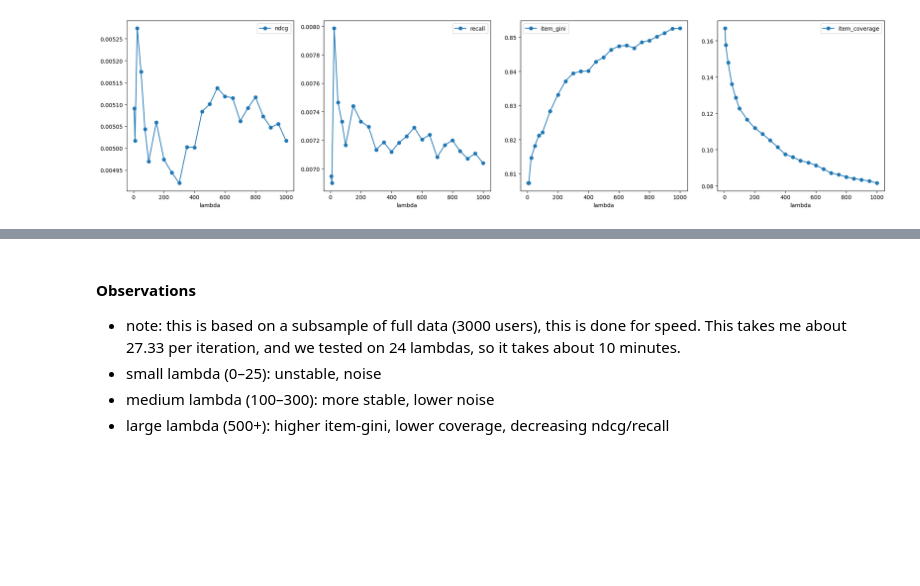
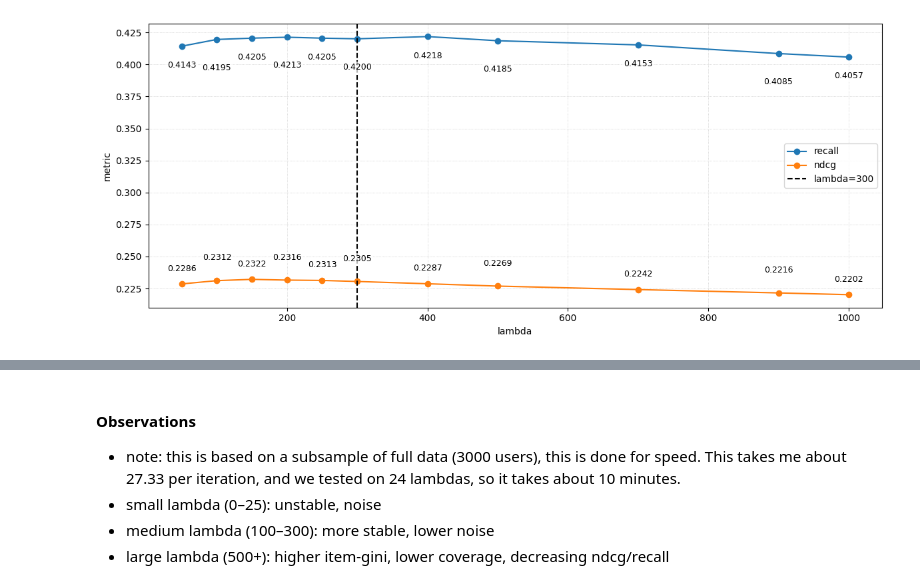
Before and after one commit to nabil-elouaamari/novelty-aware-recommenders, a Jupyter notebook: notebooks/03_ease_tuning.ipynb, the cells around one changed output, grey strips where cells are left out. Drawn from its saved outputs; the diff is of its cells as text; code cells hidden in the pictures; blank space fills up the shorter version.

```diff
--- a/notebooks/03_ease_tuning.ipynb
+++ b/notebooks/03_ease_tuning.ipynb
@@ -7,6 +6,9 @@ sys.path.append(project_root)
 # %%
 from src.experiments.ease_sweep import run_ease_lambda_sweep
 
-df_results = run_ease_lambda_sweep()
+df_results = run_ease_lambda_sweep(
+    lambdas=[50, 100, 150, 200, 250, 300, 400, 500, 700, 900, 1000],
+    output_csv='ease_lambda_sweep_offline.csv'
+)
 df_results
 # %% [output]
@@ -212,14 +39,47 @@ df_results
 # %%
 import matplotlib.pyplot as plt
 
-fig, axes = plt.subplots(1, 4, figsize=(20, 5))
+fig, ax = plt.subplots(1, 1, figsize=(12, 5))
 
-df_results.plot(x="lambda", y="ndcg", marker="o", ax=axes[0])
-df_results.plot(x="lambda", y="recall", marker="o", ax=axes[1])
-df_results.plot(x="lambda", y="item_gini", marker="o", ax=axes[2])
-df_results.plot(x="lambda", y="item_coverage", marker="o", ax=axes[3])
+df_results.plot(x="lambda", y="recall", marker="o", ax=ax, label="recall")
+df_results.plot(x="lambda", y="ndcg", marker="o", ax=ax, label="ndcg")
+# df_results.plot(x="lambda", y="item_gini", marker="o", ax=ax, label="gini")
+# df_results.plot(x="lambda", y="item_coverage", marker="o", ax=ax, label="coverage")
+
+ndcg_offsets = [12, 20, 12, 20, 12, 20, 12, 20, 12, 20, 12]
+recall_offsets = [-16, -26, -16, -26, -16, -26, -16, -26, -16, -26, -16]
+
+for i, (x, y) in enumerate(zip(df_results["lambda"], df_results["ndcg"])):
+    ax.annotate(
+        f"{y:.4f}",
+        (x, y),
+        textcoords="offset points",
+        xytext=(0, ndcg_offsets[i % len(ndcg_offsets)]),
+        ha="center",
+        va="bottom",
+        fontsize=9,
+        bbox=dict(facecolor="white", edgecolor="none", alpha=0.7, pad=1.5),
+    )
+
+for i, (x, y) in enumerate(zip(df_results["lambda"], df_results["recall"])):
+    ax.annotate(
+        f"{y:.4f}",
+        (x, y),
+        textcoords="offset points",
+        xytext=(0, recall_offsets[i % len(recall_offsets)]),
+        ha="center",
+        va="top",
+        fontsize=9,
+        bbox=dict(facecolor="white", edgecolor="none", alpha=0.7, pad=1.5),
+    )
+
+ax.axvline(300, color="k", linestyle="--", label="lambda=300")
+ax.grid(color="gray", linestyle=":", linewidth=0.5, alpha=0.5)
+ax.set_xlabel("lambda")
+ax.set_ylabel("metric")
+ax.legend()
 
 plt.tight_layout()
 plt.show()
 # %% [output]
-[figure, old version]
+[figure, new version]
```
Also changed, not shown: parts of 3 cells of this notebook, 7 other files.
